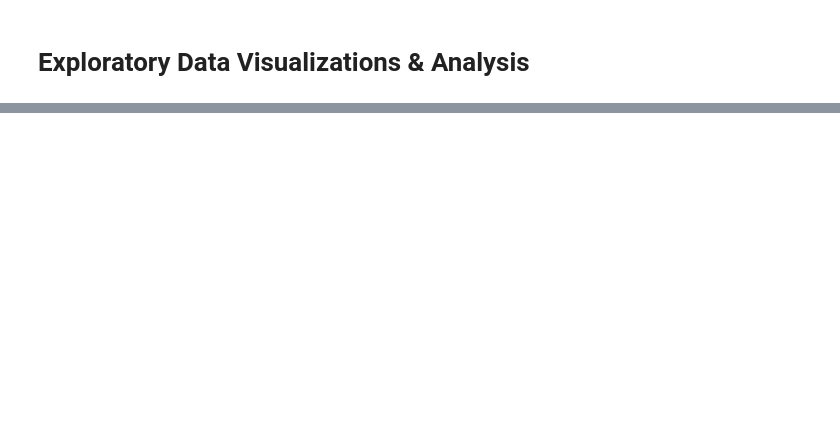
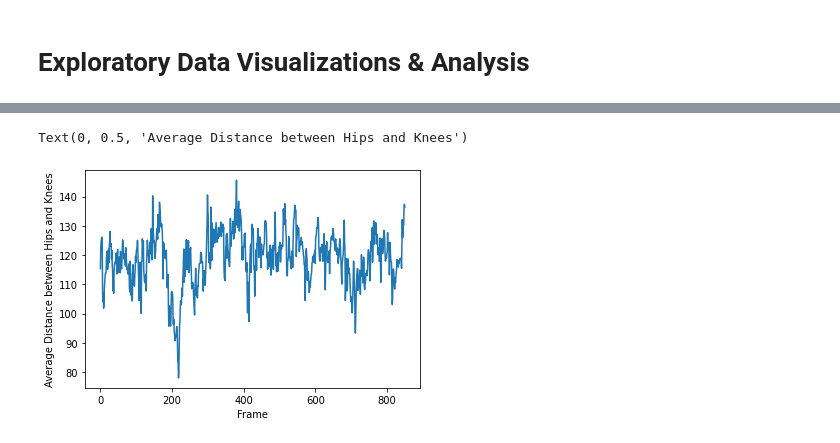
Before and after one commit to tiilt-lab/sport_analytics, a Jupyter notebook: mmla_ia_analysis/EDA.ipynb, the cells around one changed output, grey strips where cells are left out. Saved outputs shown, nothing was run; the diff lists cells and outputs as text; code cells hidden in the pictures; blank space fills up the shorter version.

```diff
--- a/mmla_ia_analysis/EDA.ipynb
+++ b/mmla_ia_analysis/EDA.ipynb
@@ -75,0 +224,7 @@ can generate sequences of actions based on coordinates of movement
+# %%
+plt.plot(key_joint['frame'], key_joint['avg_hip_to_knee']);
+plt.xlabel('Frame')
+plt.ylabel('Average Distance between Hips and Knees')
+# %% [output]
+Text(0, 0.5, 'Average Distance between Hips and Knees')
+[figure, added]
```
Also changed, not shown: parts of 30 cells of this notebook, 1 other file.
